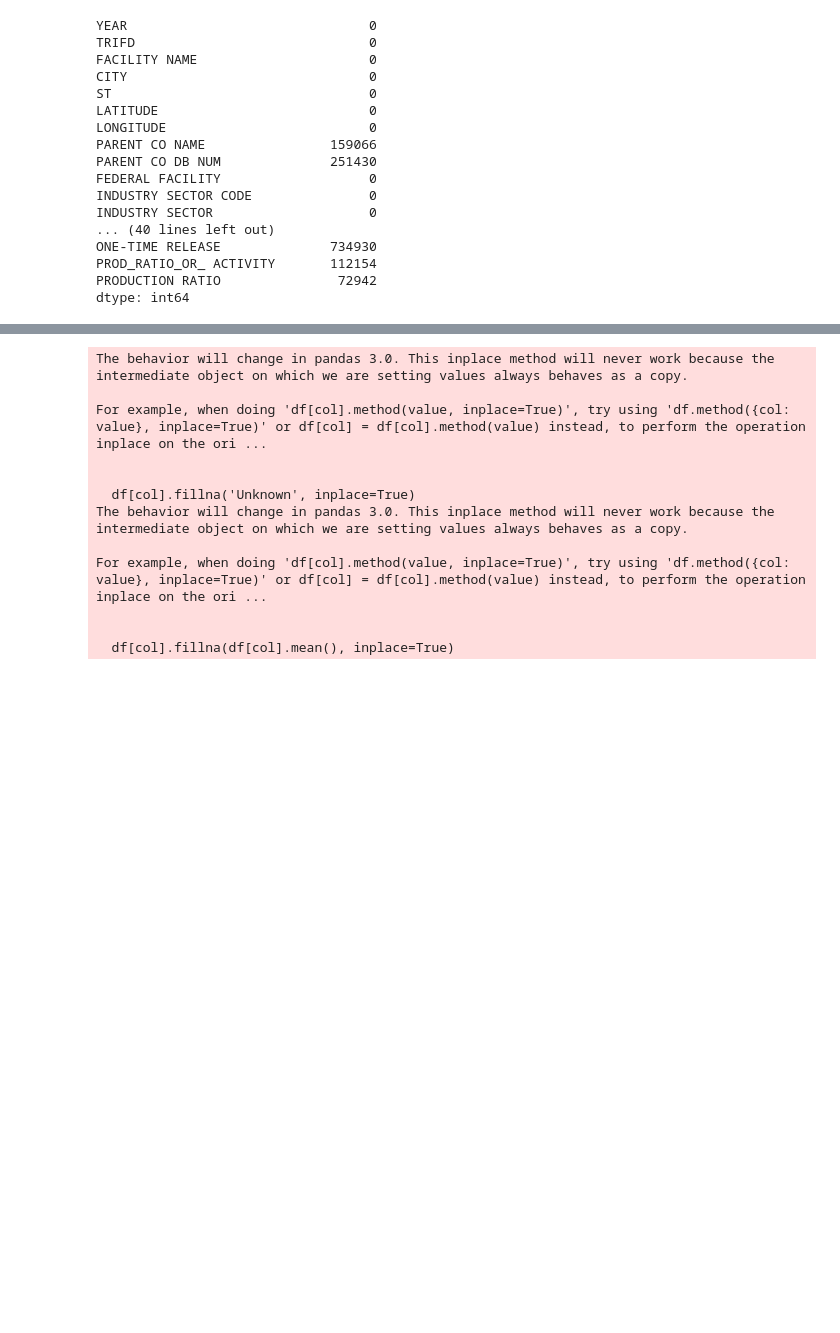
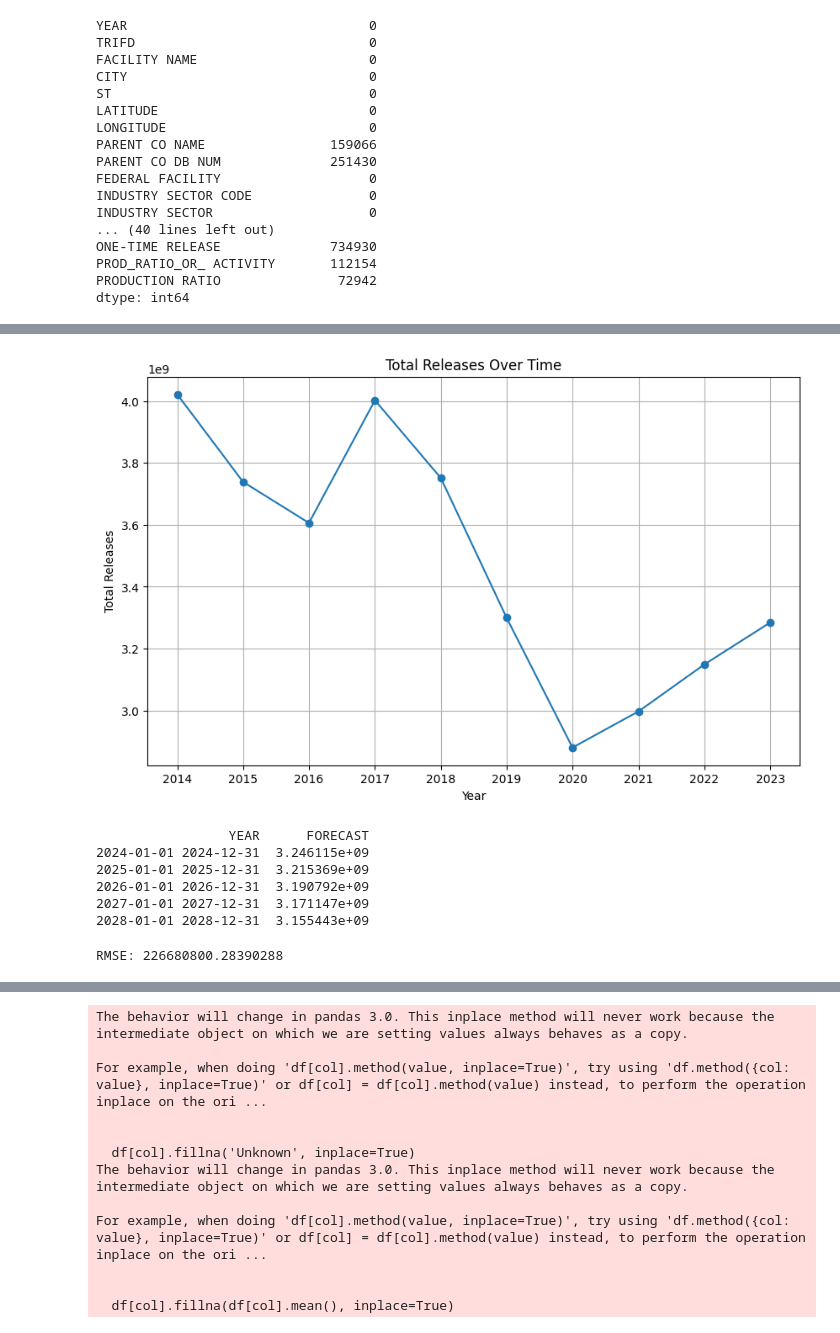
Before and after one commit to sapr5159/Predictive-Analytics-for-Toxic-Chemicals, a Jupyter notebook: main/Data_Mining_Data_Exploration.ipynb, the cells around one changed output, grey strips where cells are left out. Drawn from its saved outputs; the diff is of its cells as text; code cells hidden in the pictures; blank space fills up the shorter version.

Commit message:
Added ARIMA forecasting method for 5 years

```diff
--- a/main/Data_Mining_Data_Exploration.ipynb
+++ b/main/Data_Mining_Data_Exploration.ipynb
@@ -547,4 +505,5 @@ plt.show()
 # %%
+data = cleaned_data_u.copy()
 data.columns
 # %% [output]
 Index(['YEAR', 'TRIFD', 'FACILITY NAME', 'CITY', 'ST', 'LATITUDE', 'LONGITUDE',
@@ -591,6 +550,7 @@ dtype: int64
 df = data.copy()
 # %%
 # Drop irrelevant columns
-df = df.drop(columns=['TRIFD', 'FACILITY NAME', 'CITY', 'LATITUDE', 'LONGITUDE',
+df = df.drop(columns=['TRIFD', 'CITY', 'LATITUDE', 'LONGITUDE',
                       'PARENT CO NAME', 'PARENT CO DB NUM', 'ONE-TIME RELEASE',
-                      'PROD_RATIO_OR_ ACTIVITY', 'ST', 'FEDERAL FACILITY'])
+                      'PROD_RATIO_OR_ ACTIVITY', 'FEDERAL FACILITY'])
+df.to_csv('df_dropped.csv', index=False)
@@ -596,0 +566,17 @@ df = df.drop(columns=['TRIFD', 'FACILITY NAME', 'CITY', 'LATITUDE', 'LONGITUDE',
+# %%
+import pandas as pd
+
+# Load the dataset
+# df = pd.read_csv('path_to_your_dataset.csv')
+
+# Aggregate by year (if not already aggregated)
+time_series_data = df.groupby('YEAR')['TOTAL RELEASES'].sum().reset_index()
+
+# Ensure the YEAR column is a datetime type
+time_series_data['YEAR'] = pd.to_datetime(time_series_data['YEAR'], format='%Y')
+
+# Set YEAR as the index for time-series analysis
+time_series_data.set_index('YEAR', inplace=True)
+
+# Display the data
+print(time_series_data.head())
@@ -596,0 +591,53 @@ df = df.drop(columns=['TRIFD', 'FACILITY NAME', 'CITY', 'LATITUDE', 'LONGITUDE',
+# %%
+import matplotlib.pyplot as plt
+
+# Plot the time series
+plt.figure(figsize=(10, 6))
+plt.plot(time_series_data.index, time_series_data['TOTAL RELEASES'], marker='o')
+plt.title('Total Releases Over Time')
+plt.xlabel('Year')
+plt.ylabel('Total Releases')
+plt.grid()
+plt.show()
+# %% [output]
+[figure, added]
+# %%
+from statsmodels.tsa.arima.model import ARIMA
+
+# Fit the ARIMA model (parameters can be optimized with AIC or PACF plots)
+model = ARIMA(time_series_data['TOTAL RELEASES'], order=(1, 1, 1))
+model_fit = model.fit()
+
+# Forecast for the next 5 years
+forecast = model_fit.forecast(steps=5)
+
+# Display forecasted values
+future_years = pd.date_range(start=time_series_data.index[-1] + pd.DateOffset(years=1), periods=5, freq='Y')
+forecast_df = pd.DataFrame({'YEAR': future_years, 'FORECAST': forecast})
+print(forecast_df)
+# %% [output]
+                 YEAR      FORECAST
+2024-01-01 2024-12-31  3.246115e+09
+2025-01-01 2025-12-31  3.215369e+09
+2026-01-01 2026-12-31  3.190792e+09
+2027-01-01 2027-12-31  3.171147e+09
+2028-01-01 2028-12-31  3.155443e+09
+# %%
+from sklearn.metrics import mean_squared_error
+
+# Split data into training and testing sets
+train = time_series_data[:-2]
+test = time_series_data[-2:]
+
+# Train ARIMA model on training data
+model = ARIMA(train['TOTAL RELEASES'], order=(1, 1, 1))
+model_fit = model.fit()
+
+# Predict for the testing set
+test_forecast = model_fit.forecast(steps=len(test))
+
+# Evaluate
+rmse = mean_squared_error(test, test_forecast, squared=False)
+print("RMSE:", rmse)
+# %% [output]
+RMSE: 226680800.28390288
```
Also changed, not shown: parts of 22 cells of this notebook.
